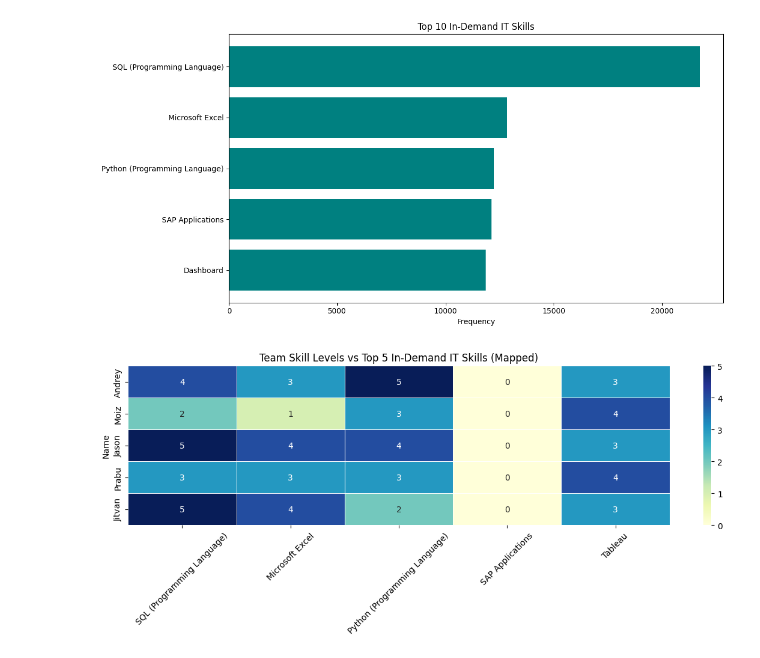
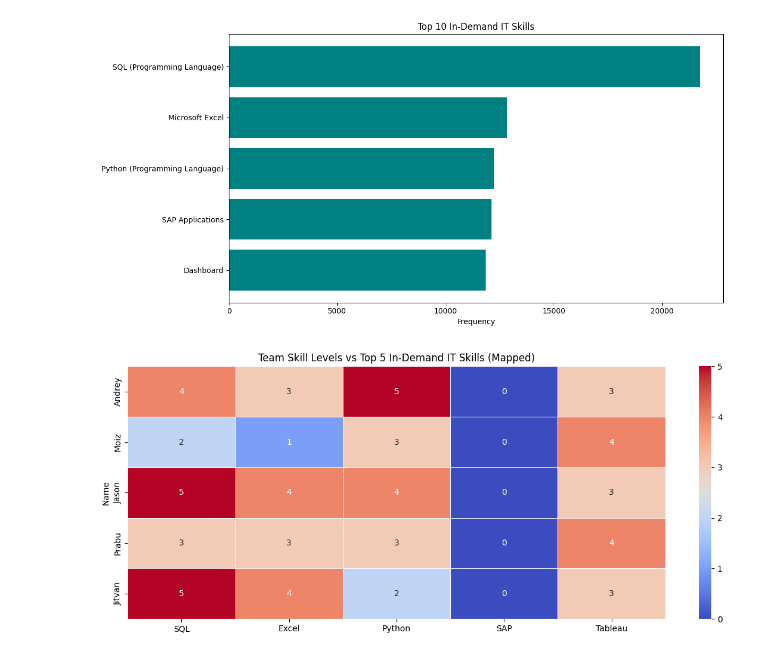
Before and after one commit to 616797/ad688-employability-sp25A1-group1, a Jupyter notebook: working_files/individual_analysis_folder/Prabu_Jeyabalan.ipynb, the cells around one changed output. Drawn from its saved outputs; the diff is of its cells as text; code cells hidden in the pictures.

```diff
--- a/working_files/individual_analysis_folder/Prabu_Jeyabalan.ipynb
+++ b/working_files/individual_analysis_folder/Prabu_Jeyabalan.ipynb
@@ -144,36 +144,43 @@ plt.show()
 top_skill_names = top_skills_df["Skill"].tolist()
 
 # Step 2: Manually map top skills to df_skills columns
 skill_alias = {
     "SQL (Programming Language)": "SQL (Programming Language)",
     "Python (Programming Language)": "Python (Programming Language)",
     "Microsoft Excel": "Microsoft Excel",
     "Power BI": "Power BI",
     "Tableau (Business Intelligence Software)": "Tableau",  # If "Tableau" is your team column
     "Dashboard": "Tableau",  # Only if this exists
     "SAP Applications": "SAP Applications"  # Only if this exists
 }
 
 # Step 3: Use alias to get matching columns
 mapped_top_skills = [skill_alias.get(skill) for skill in top_skill_names if skill_alias.get(skill) in df_skills.columns]
 
 # Step 4: Fill any missing mapped columns in df_skills with 0
 for skill in mapped_top_skills:
     if skill not in df_skills.columns:
         df_skills[skill] = 0
 
 # Step 5: Align df_skills with the mapped top skills
 df_skills_aligned = df_skills[mapped_top_skills]
 
-# Step 6: Plot the heatmap
-import seaborn as sns
-import matplotlib.pyplot as plt
+# Shorten long x-axis tick labels
+shortened_labels = {
+    "SQL (Programming Language)": "SQL",
+    "Python (Programming Language)": "Python",
+    "Microsoft Excel": "Excel",
+    "SAP Applications": "SAP",
+    "Tableau": "Tableau"
+}
+df_skills_aligned = df_skills_aligned.rename(columns=shortened_labels)
+
 
 plt.figure(figsize=(12, 5))
-sns.heatmap(df_skills_aligned, annot=True, cmap="YlGnBu", linewidths=0.5)
+sns.heatmap(df_skills_aligned, annot=True, cmap="coolwarm", linewidths=0.5)
 plt.title("Team Skill Levels vs Top 5 In-Demand IT Skills (Mapped)")
-plt.xticks(rotation=45)
+plt.xticks(rotation=0, ha='center')
 plt.tight_layout()
 plt.show()
 # %% [output]
-[figure, old version]
+[figure, new version]
```
